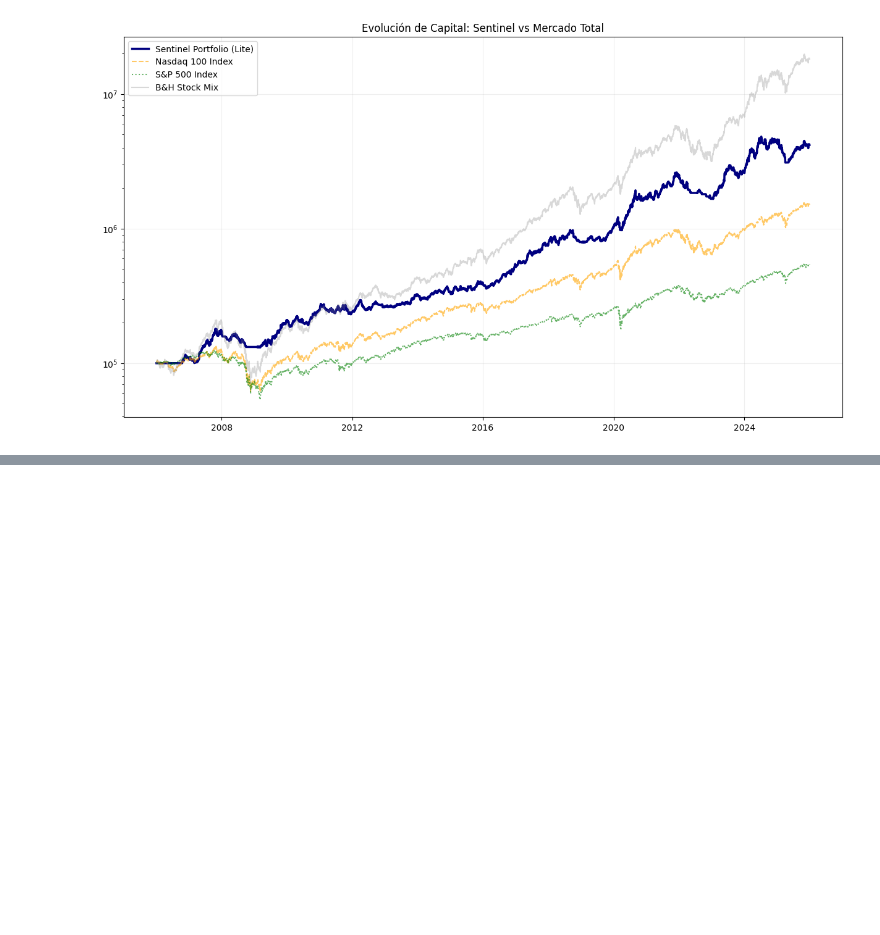
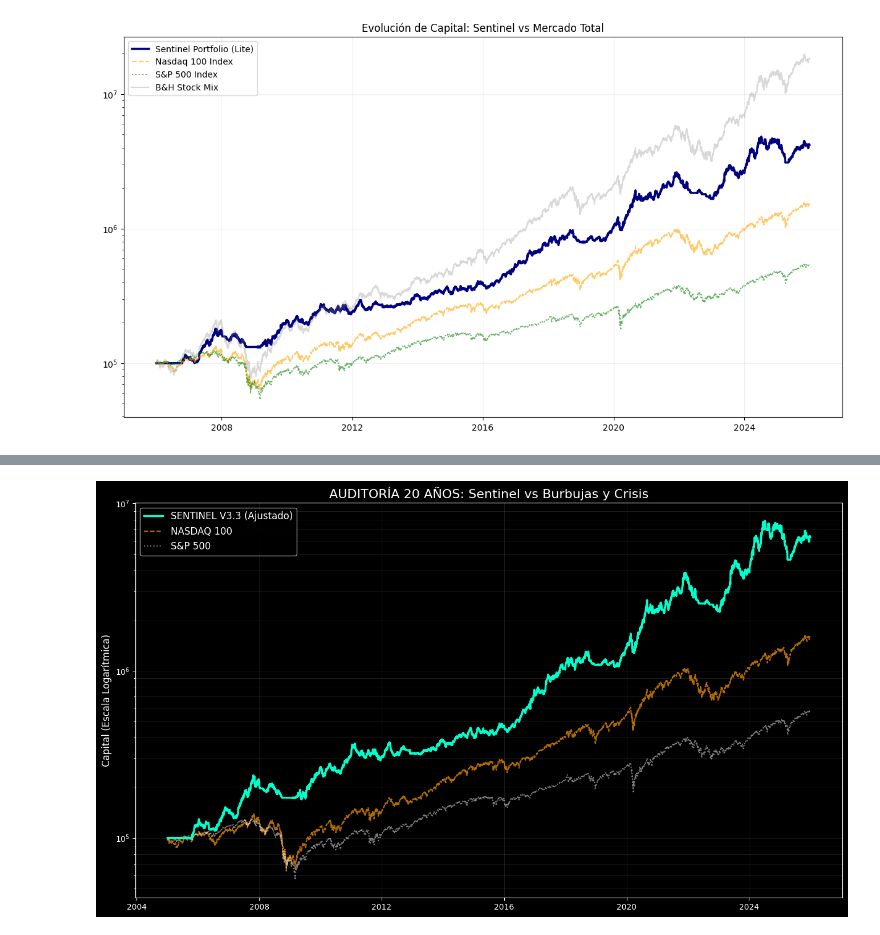
Before and after one commit to LiamSalazar/CienciaDatos, a Jupyter notebook: Proyecto/QuantModelTesting.ipynb, the cells around one changed output, grey strips where cells are left out. Cells and saved outputs as stored; diff of their text form; code cells hidden in the pictures; blank space fills up the shorter version.

```diff
--- a/Proyecto/QuantModelTesting.ipynb
+++ b/Proyecto/QuantModelTesting.ipynb
@@ -151,0 +278,86 @@ Sentinel Portfolio (Lite)       $4,089,784.12        4089.78%        -36.42%
+# %%
+import yfinance as yf
+import pandas as pd
+import numpy as np
+import matplotlib.pyplot as plt
+import seaborn as sns
+
+# Configuración estética
+plt.style.use('dark_background')
+sns.set_palette("bright")
+
+# PARÁMETROS DE ESTRÉS EXTREMO
+TICKERS = ["AAPL", "MSFT", "AMZN", "GOOGL", "NVDA"]
+BENCHMARKS = {"^NDX": "NASDAQ 100", "^GSPC": "S&P 500"}
+START, END = "2005-01-01", "2026-01-01" # 20 años de historia
+CAPITAL_INICIAL = 100000
+COSTO_OP = 0.001 # 0.1% fricción real
+
+def run_deep_audit():
+    portfolio_equity = pd.DataFrame()
+    all_benchmarks = pd.DataFrame()
+
+    # 1. Descarga y procesamiento de Benchmarks
+    for ticker, name in BENCHMARKS.items():
+        data = yf.download(ticker, start=START, end=END, progress=False)['Close']
+        all_benchmarks[name] = (CAPITAL_INICIAL / data.iloc[0]) * data
+
+    # 2. Bucle Sentinel con Fricción
+    for ticker in TICKERS:
+        df = yf.download(ticker, start=START, end=END, progress=False)
+        df.columns = df.columns.get_level_values(0)
+
+        # Indicadores
+        df['EMA20'] = df['Close'].ewm(span=20).mean()
+        df['EMA200'] = df['Close'].ewm(span=200).mean()
+        tr = np.maximum(df['High']-df['Low'], np.maximum(abs(df['High']-df['Close'].shift(1)), abs(df['Low']-df['Close'].shift(1))))
+        df['ATR'] = tr.rolling(window=22).mean()
+
+        balance, pos, shares, trailing_stop = CAPITAL_INICIAL/len(TICKERS), 0, 0, 0
+        equity = []
+
+        for i in range(len(df)):
+            price = df['Close'].iloc[i]
+            if i < 200: equity.append(balance); continue
+
+            if pos == 1: # Lógica de Salida
+                trailing_stop = max(trailing_stop, price - (3.5 * df['ATR'].iloc[i]))
+                if price < trailing_stop:
+                    balance = (shares * price) * (1 - COSTO_OP)
+                    pos, shares = 0, 0
+            elif pos == 0: # Lógica de Entrada
+                if price > df['EMA200'].iloc[i] and price > df['EMA20'].iloc[i]:
+                    balance *= (1 - COSTO_OP)
+                    pos, shares = 1, balance / price
+                    trailing_stop = price - (3 * df['ATR'].iloc[i])
+
+            equity.append((shares * price) if pos == 1 else balance)
+
+        portfolio_equity[ticker] = equity
+
+    portfolio_equity.index = df.index
+    total_sentinel = portfolio_equity.sum(axis=1)
+
+    # 3. Gráfica Profesional de Comparativa
+    plt.figure(figsize=(16, 9))
+    plt.plot(total_sentinel, label='SENTINEL V3.3 (Ajustado)', color='#00ffcc', lw=2.5, zorder=5)
+    plt.plot(all_benchmarks['NASDAQ 100'], label='NASDAQ 100', color='#ff9900', alpha=0.7, ls='--')
+    plt.plot(all_benchmarks['S&P 500'], label='S&P 500', color='#ffffff', alpha=0.5, ls=':')
+
+    plt.yscale('log')
+    plt.title("AUDITORÍA 20 AÑOS: Sentinel vs Burbujas y Crisis", fontsize=16)
+    plt.ylabel("Capital (Escala Logarítmica)", fontsize=12)
+    plt.grid(which='both', alpha=0.1)
+    plt.legend(fontsize=12)
+    plt.show()
+
+    # 4. Métricas de Resiliencia
+    def get_drawdown(s): return ((s - s.cummax()) / s.cummax()).min() * 100
+
+    print(f"\nRESULTADOS FINALES (2005-2025):")
+    print(f"Sentinel Final: ${total_sentinel.iloc[-1]:,.2f} | Max DD: {get_drawdown(total_sentinel):.2f}%")
+    print(f"NASDAQ 100 Final: ${all_benchmarks['NASDAQ 100'].iloc[-1]:,.2f} | Max DD: {get_drawdown(all_benchmarks['NASDAQ 100']):.2f}%")
+
+run_deep_audit()
+# %% [output]
+[figure, added]
```
Also changed, not shown: parts of 4 cells of this notebook.
